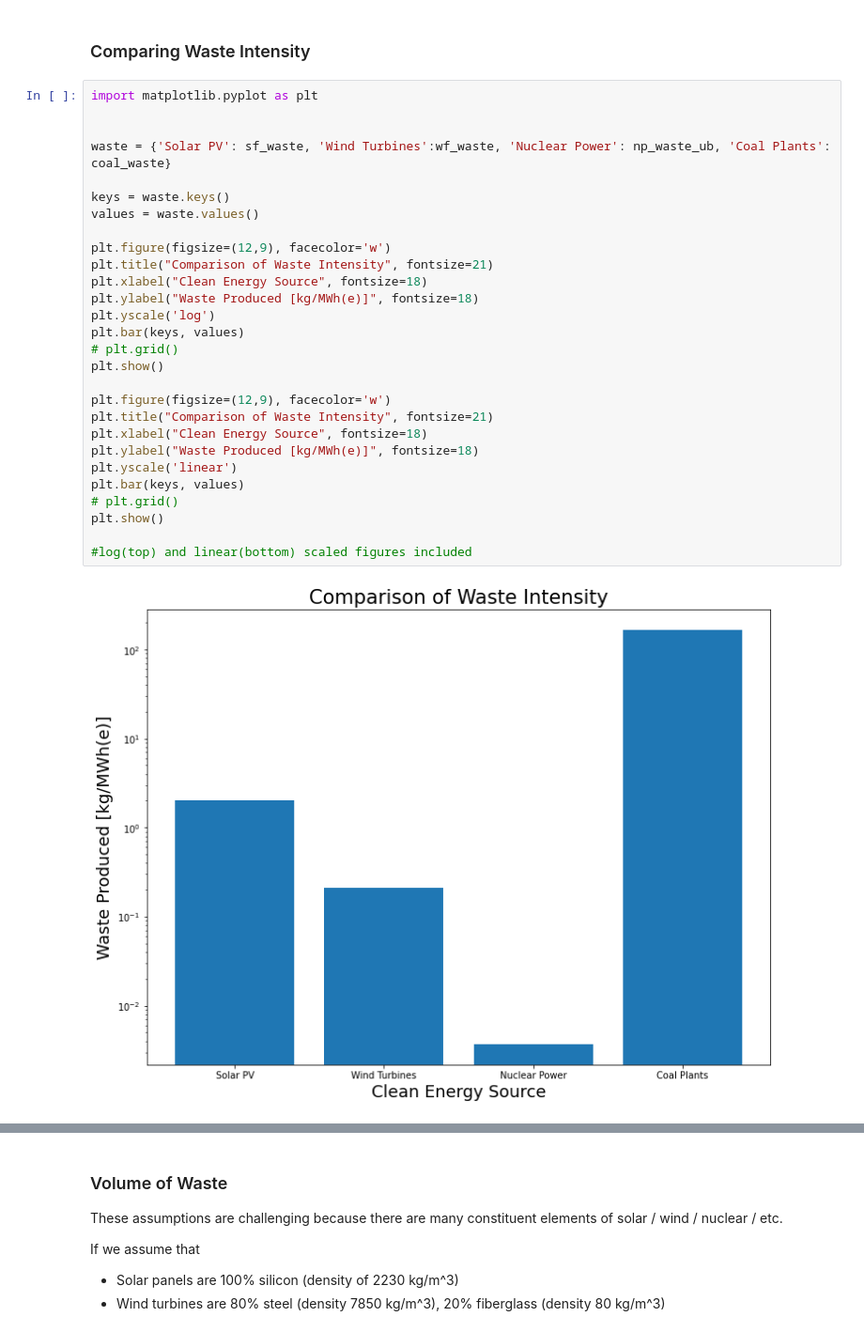
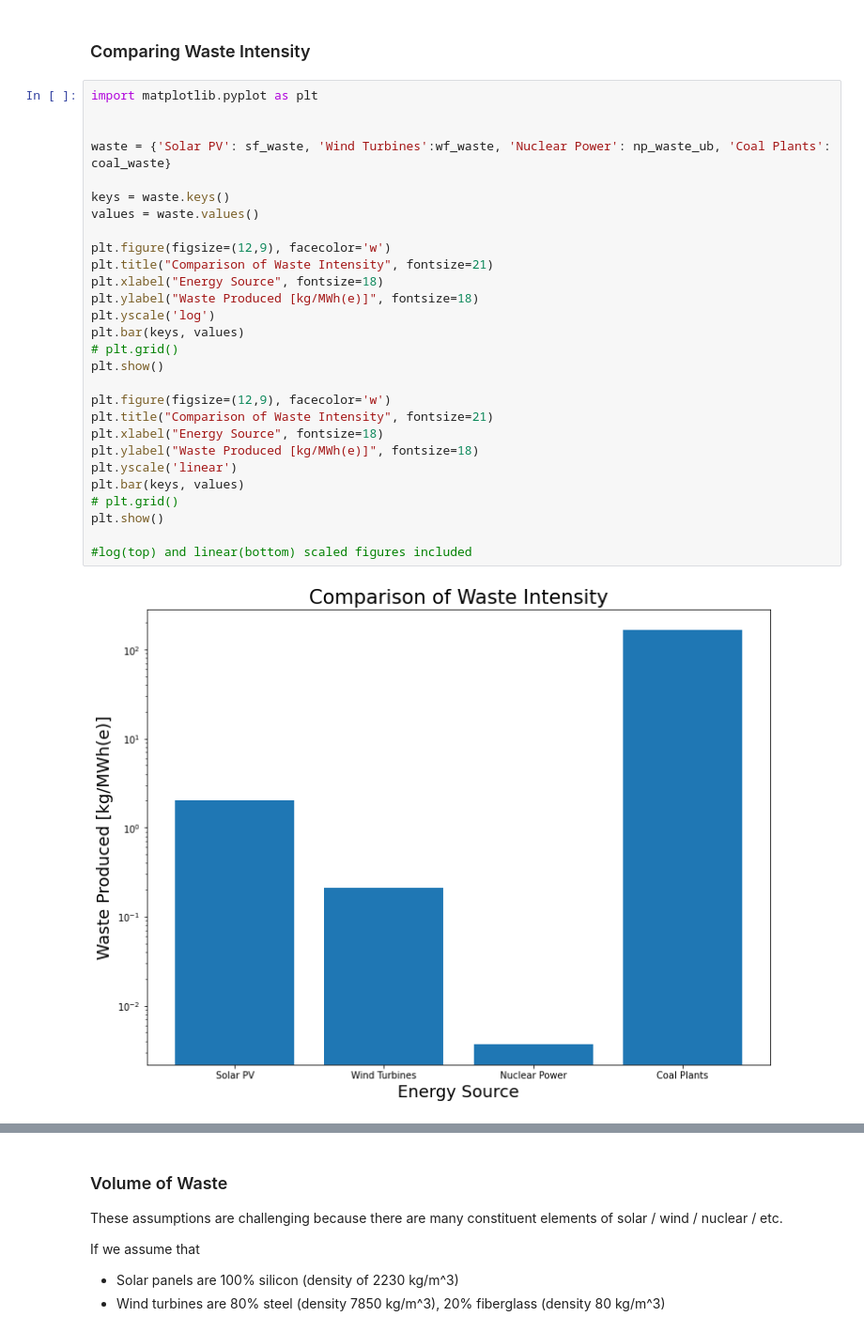
Before and after one commit to arfc/2021-04-nm-illinois, a Jupyter notebook: data/waste_calculator.ipynb, the cells around one changed output, grey strips where cells are left out. Shown at 94% size. Drawn from its saved outputs; the diff is of its cells as text.

Commit message:
corrected figure label

```diff
--- a/data/waste_calculator.ipynb
+++ b/data/waste_calculator.ipynb
@@ -147,30 +147,30 @@ Coal plants will produce approximately 166.468264 kg/MWh(e) of solid waste.
 # %%
 import matplotlib.pyplot as plt
 
 
 waste = {'Solar PV': sf_waste, 'Wind Turbines':wf_waste, 'Nuclear Power': np_waste_ub, 'Coal Plants': coal_waste}
 
 keys = waste.keys()
 values = waste.values()
 
 plt.figure(figsize=(12,9), facecolor='w')
 plt.title("Comparison of Waste Intensity", fontsize=21)
-plt.xlabel("Clean Energy Source", fontsize=18)
+plt.xlabel("Energy Source", fontsize=18)
 plt.ylabel("Waste Produced [kg/MWh(e)]", fontsize=18)
 plt.yscale('log')
 plt.bar(keys, values)
 # plt.grid()
 plt.show()
 
 plt.figure(figsize=(12,9), facecolor='w')
 plt.title("Comparison of Waste Intensity", fontsize=21)
-plt.xlabel("Clean Energy Source", fontsize=18)
+plt.xlabel("Energy Source", fontsize=18)
 plt.ylabel("Waste Produced [kg/MWh(e)]", fontsize=18)
 plt.yscale('linear')
 plt.bar(keys, values)
 # plt.grid()
 plt.show()
 
 #log(top) and linear(bottom) scaled figures included
 # %% [output]
-[figure, old version]
+[figure, new version]
```
Also changed, not shown: parts of 1 cell of this notebook.
